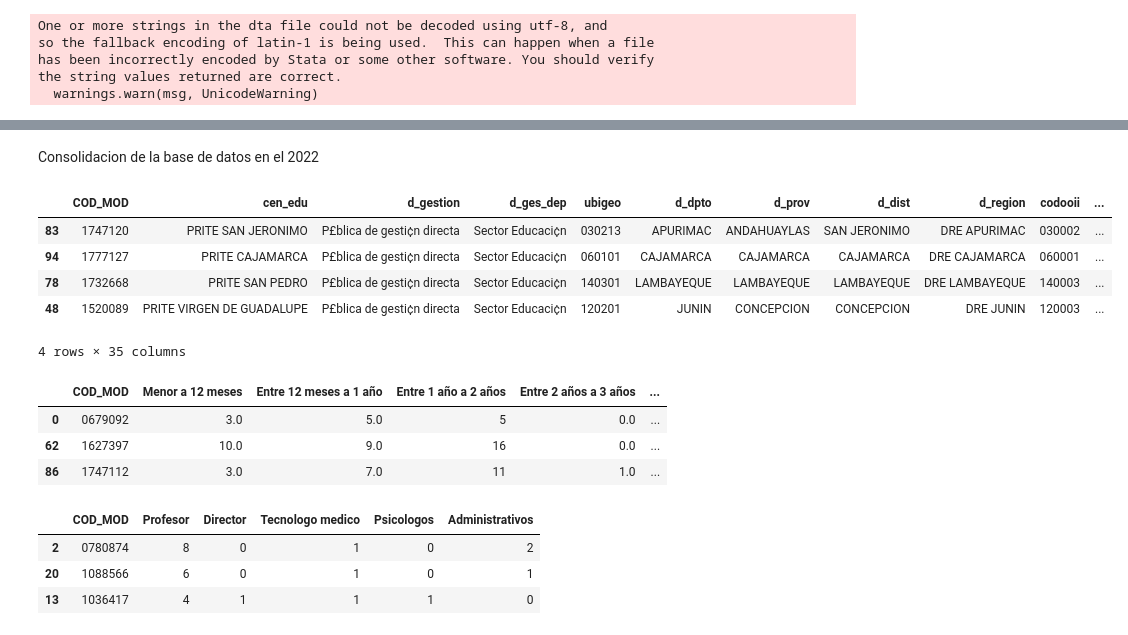
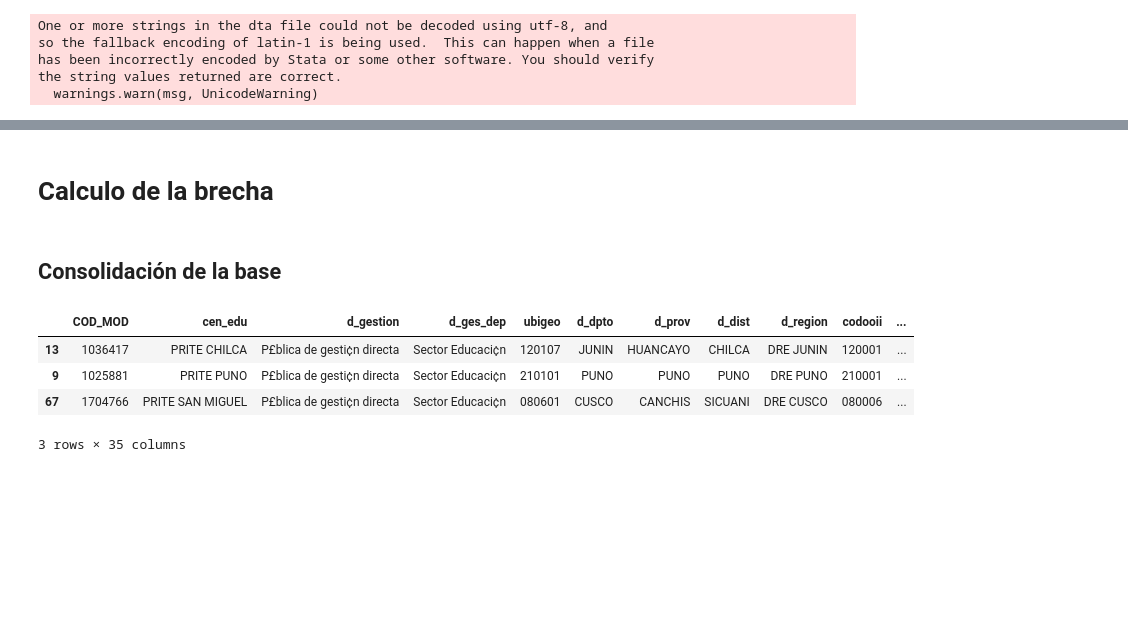
Before and after one commit to hugoferquiroz/Brecha-PRITE, a Jupyter notebook: scripts/calculo de la brecha.ipynb, the cells around one changed output, grey strips where cells are left out. Cells and saved outputs as stored; diff of their text form; code cells hidden in the pictures; blank space fills up the shorter version.

```diff
--- a/scripts/calculo de la brecha.ipynb
+++ b/scripts/calculo de la brecha.ipynb
@@ -31,8 +31,8 @@ def clean_matricula(df, año):
                         1:'Entre 12 meses a 1 año',
                         2:'Entre 1 año a 2 años',
                         3:'Entre 2 años a 3 años',
-                        4:'Entre 4 años a 5 años',
-                        5:'Entre 5 años a 6 años',
+                        4:'Entre 3 años a 4 años',
+                        5:'Entre 4 años a 5 años',
                         'TOTAL':'Matricula reportada'}, inplace=True)
     # Eliminar columnas innecesarias
     if 'ERROR EN REGISTRO' in  df.columns.to_list():
@@ -300,28 +300,15 @@ padron_web.sample(5)
 5 rows × 23 columns
-# %% [markdown]
-Consolidacion de la base de datos en el 2022
+# %% [markdown]
+# Calculo de la brecha
+# %% [markdown]
+## Consolidación de la base
 # %%
 df = pd.merge(left=padron_web, right=df_mat_2022, on='COD_MOD')
 df = pd.merge(left=df, right=trabajadores, on='COD_MOD')
-df.sample(4)
+df.sample(3)
 # %% [output]
 |  | COD_MOD | cen_edu | d_gestion | d_ges_dep | ubigeo | d_dpto | d_prov | d_dist | d_region | codooii | ... |
-| 83 | 1747120 | PRITE SAN JERONIMO | P£blica de gesti¢n directa | Sector Educaci¢n | 030213 | APURIMAC | ANDAHUAYLAS | SAN JERONIMO | DRE APURIMAC | 030002 | ... |
-| 94 | 1777127 | PRITE CAJAMARCA | P£blica de gesti¢n directa | Sector Educaci¢n | 060101 | CAJAMARCA | CAJAMARCA | CAJAMARCA | DRE CAJAMARCA | 060001 | ... |
-| 78 | 1732668 | PRITE SAN PEDRO | P£blica de gesti¢n directa | Sector Educaci¢n | 140301 | LAMBAYEQUE | LAMBAYEQUE | LAMBAYEQUE | DRE LAMBAYEQUE | 140003 | ... |
-| 48 | 1520089 | PRITE VIRGEN DE GUADALUPE | P£blica de gesti¢n directa | Sector Educaci¢n | 120201 | JUNIN | CONCEPCION | CONCEPCION | DRE JUNIN | 120003 | ... |
+| 13 | 1036417 | PRITE CHILCA | P£blica de gesti¢n directa | Sector Educaci¢n | 120107 | JUNIN | HUANCAYO | CHILCA | DRE JUNIN | 120001 | ... |
+| 9 | 1025881 | PRITE PUNO | P£blica de gesti¢n directa | Sector Educaci¢n | 210101 | PUNO | PUNO | PUNO | DRE PUNO | 210001 | ... |
+| 67 | 1704766 | PRITE SAN MIGUEL | P£blica de gesti¢n directa | Sector Educaci¢n | 080601 | CUSCO | CANCHIS | SICUANI | DRE CUSCO | 080006 | ... |
-4 rows × 35 columns
+3 rows × 35 columns
-# %%
-df_mat_2022.sample(3)
-# %% [output]
-|  | COD_MOD | Menor a 12 meses | Entre 12 meses a 1 año | Entre 1 año a 2 años | Entre 2 años a 3 años | ... |
-| 0 | 0679092 | 3.0 | 5.0 | 5 | 0.0 | ... |
-| 62 | 1627397 | 10.0 | 9.0 | 16 | 0.0 | ... |
-| 86 | 1747112 | 3.0 | 7.0 | 11 | 1.0 | ... |
-# %%
-trabajadores.sample(3)
-# %% [output]
-|  | COD_MOD | Profesor | Director | Tecnologo medico | Psicologos | Administrativos |
-| 2 | 0780874 | 8 | 0 | 1 | 0 | 2 |
-| 20 | 1088566 | 6 | 0 | 1 | 0 | 1 |
-| 13 | 1036417 | 4 | 1 | 1 | 1 | 0 |
```
Also changed, not shown: parts of 20 cells of this notebook, 3 other files.
